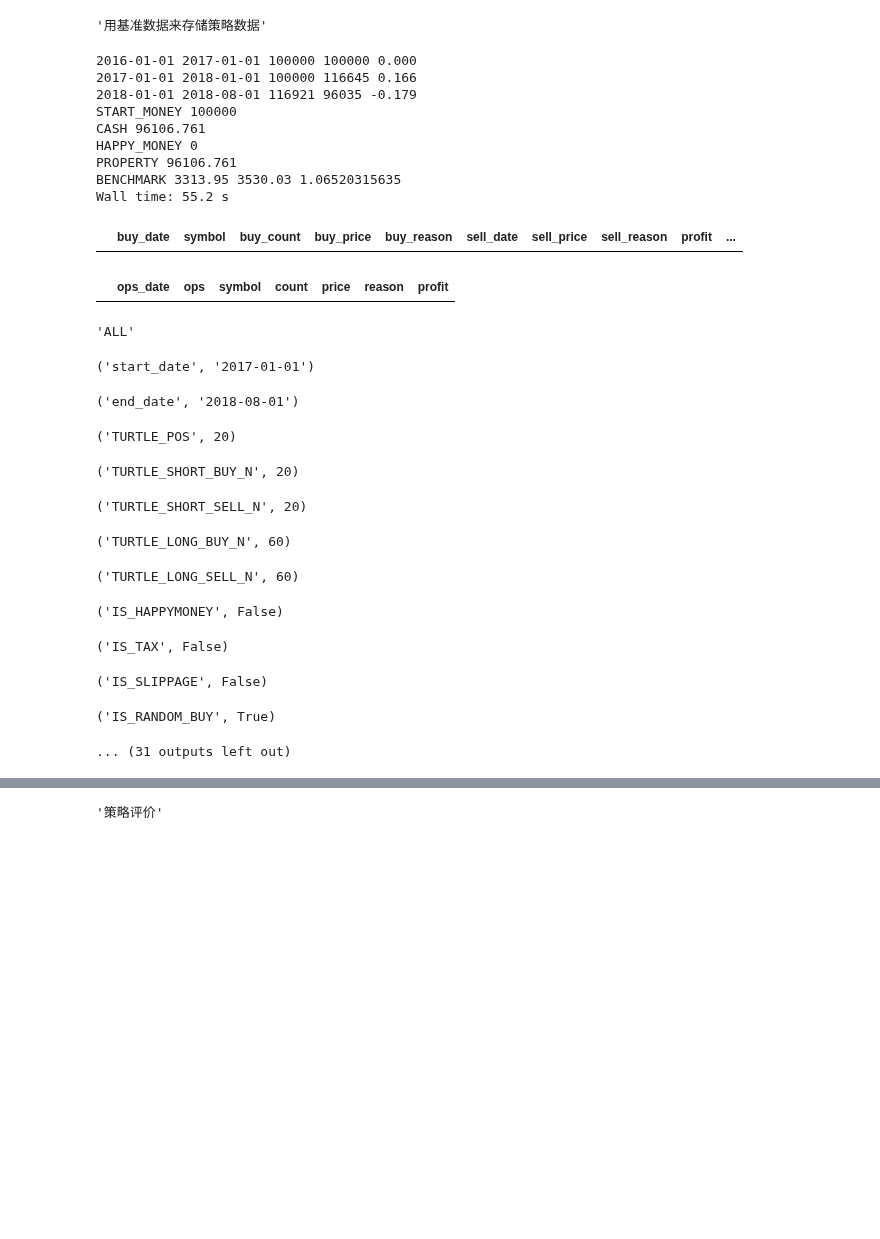
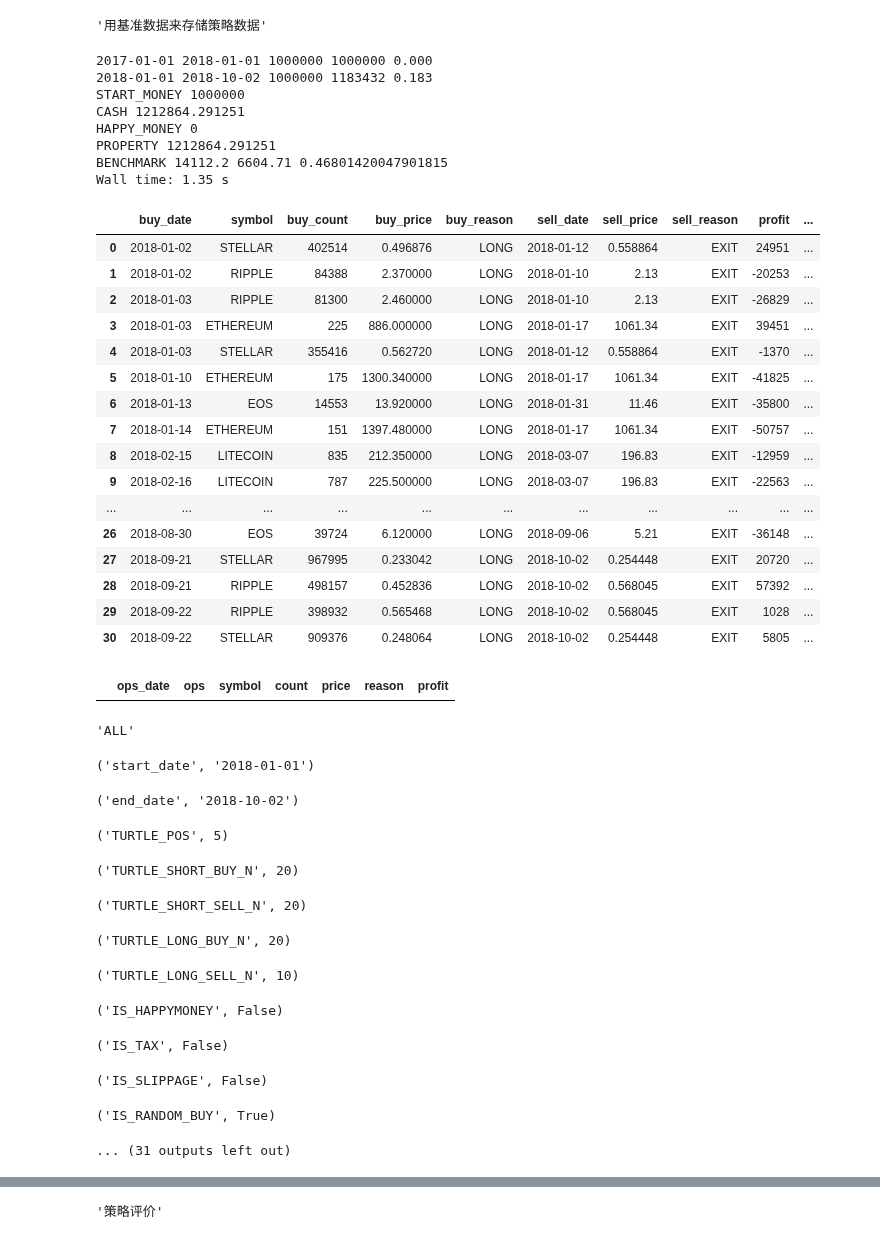
Before and after one commit to dxcv/ML4M, a Jupyter notebook: notebook/turtle_2system_common.ipynb, the cells around one changed output, grey strips where cells are left out. Drawn from its saved outputs; the diff is of its cells as text; code cells hidden in the pictures; blank space fills up the shorter version.

```diff
--- a/notebook/turtle_2system_common.ipynb
+++ b/notebook/turtle_2system_common.ipynb
@@ -39,8 +39,8 @@ BENCHMARK = '399300'
 TARGET = HS300
 # BENCHMARK = 'NDX'
 # TARGET = NASDAQ100
-# BENCHMARK = 'BITCOIN'
-# TARGET = CRYPTOCURRENCY
+BENCHMARK = 'BITCOIN'
+TARGET = CRYPTOCURRENCY
 # BENCHMARK = 'EOS'
 # TARGET = ['EOS']
 
@@ -108,31 +108,31 @@ start_date = '2005-01-01'
 # start_date = '2015-01-01'
 # start_date = '2015-07-01'
 # start_date = '2016-01-01'
-# start_date = '2017-01-01'
-# start_date = '2018-01-01'
-# start_date = '2018-07-20'
+start_date = '2017-01-01'
+start_date = '2018-01-01'
+# start_date = '2018-07-01'
 # end_date = '2016-01-01'
-end_date = '2018-08-01'
-# end_date = time.strftime('%Y-%m-%d')
+# end_date = '2018-09-01'
+end_date = time.strftime('%Y-%m-%d')
 
-TURTLE_POS = 20
+TURTLE_POS = 5
 ### Turtle System One - Short
 TURTLE_SHORT_BUY_N = 20
 TURTLE_SHORT_SELL_N = 20
 ### Turtle System Two - Long
-TURTLE_LONG_BUY_N = 60
-TURTLE_LONG_SELL_N = 60
+TURTLE_LONG_BUY_N = 20
+TURTLE_LONG_SELL_N = 10
 
 ### 业务设置
 IS_HAPPYMONEY = False
 IS_TAX = False
 IS_SLIPPAGE = False
-IS_RANDOM_BUY = False
+IS_RANDOM_BUY = True
 IS_FILTER = False
 IS_MARKETUP = False
 IS_BUYBENCHMARK = True
 IS_SHOWBUYLIST = True
-START_MONEY = 100000
+START_MONEY = 1000000
 HAPPY_MONEY = 0
 PROPERTY = START_MONEY
 CASH = START_MONEY
@@ -335,7 +335,7 @@ for today in pd.period_range(start=start_date, end=end_date, freq='D'):
                 is_sell = (today_market.open <= today_market['ROLLING_%d_MIN' % TURTLE_SHORT_SELL_N])
             if cur_order.buy_reason == 'LONG':
                 is_sell = (today_market.open <= today_market['ROLLING_%d_MIN' % TURTLE_LONG_SELL_N])
-                is_sell = (today_market.MA90 <= today_market.MA180)
+#                 is_sell = (today_market.MA90 <= today_market.MA180)
 #                 is_sell = (today_market.MA30 <= today_market.MA60)
             if is_sell:
                 CASH += cur_order.buy_count * today_market.open
@@ -412,8 +412,8 @@ for today in pd.period_range(start=start_date, end=end_date, freq='D'):
 #         if today_market.MA30 >= today_market.MA180:
         # 指数就不要过滤器了
         if True:
-#             if today_market.open >= today_market['ROLLING_%d_MAX' % TURTLE_LONG_BUY_N]:
-            if today_market.MA90 >= today_market.MA180:
+            if today_market.open >= today_market['ROLLING_%d_MAX' % TURTLE_LONG_BUY_N]:
+#             if today_market.MA90 >= today_market.MA180:
 #             if today_market.MA30 > today_market.MA60:
                 is_buy = True
                 buy_reason = 'LONG'
@@ -435,7 +435,7 @@ for today in pd.period_range(start=start_date, end=end_date, freq='D'):
                 return_lastyear = stock_df_dict[symbol][:today].iloc[-1].open / stock_df_dict[symbol][:today].iloc[1].open
             tmp_list.append((return_lastyear, symbol))
         tmp_list = sorted(tmp_list, reverse=True)
-        buy_list = [x[1] for x in tmp_list if x[0]>1]
+#         buy_list = [x[1] for x in tmp_list if x[0]>1]
 #         buy_list = [x[1] for x in tmp_list]
 
     for symbol in buy_list:
@@ -554,30 +554,45 @@ print('BENCHMARK', s_p, e_p, e_p / s_p)
 # show_df['PROPERTY_TT'] = show_df['PROPERTY_TURTLE']
 # show_df['PROPERTY_MA'] = show_df['PROPERTY_TURTLE']
 # %% [output]
-2016-01-01 2017-01-01 100000 100000 0.000
-2017-01-01 2018-01-01 100000 116645 0.166
-2018-01-01 2018-08-01 116921 96035 -0.179
-START_MONEY 100000
-CASH 96106.761
+2017-01-01 2018-01-01 1000000 1000000 0.000
+2018-01-01 2018-10-02 1000000 1183432 0.183
+START_MONEY 1000000
+CASH 1212864.291251
 HAPPY_MONEY 0
-PROPERTY 96106.761
-BENCHMARK 3313.95 3530.03 1.06520315635
-Wall time: 55.2 s
+PROPERTY 1212864.291251
+BENCHMARK 14112.2 6604.71 0.46801420047901815
+Wall time: 1.35 s
 # %%
 symbol = BENCHMARK
 symbol = '600703'
 
 df = order_df.copy()
 df = df.astype(dtype={'cash': 'int', 'profit': 'int'})
-# df
-df[df.symbol == symbol]
+df
+# df[df.symbol == symbol]
 
 df = ops_df.copy()
 # df
 df[df.symbol == symbol]
 # df[(df.ops_date > pd.to_datetime('2015-01-01').to_period(freq='D')) & (df.ops_date < pd.to_datetime('2016-01-01').to_period(freq='D'))]
 # %% [output]
 |  | buy_date | symbol | buy_count | buy_price | buy_reason | sell_date | sell_price | sell_reason | profit | ... |
+| 0 | 2018-01-02 | STELLAR | 402514 | 0.496876 | LONG | 2018-01-12 | 0.558864 | EXIT | 24951 | ... |
+| 1 | 2018-01-02 | RIPPLE | 84388 | 2.370000 | LONG | 2018-01-10 | 2.13 | EXIT | -20253 | ... |
+| 2 | 2018-01-03 | RIPPLE | 81300 | 2.460000 | LONG | 2018-01-10 | 2.13 | EXIT | -26829 | ... |
+| 3 | 2018-01-03 | ETHEREUM | 225 | 886.000000 | LONG | 2018-01-17 | 1061.34 | EXIT | 39451 | ... |
+| 4 | 2018-01-03 | STELLAR | 355416 | 0.562720 | LONG | 2018-01-12 | 0.558864 | EXIT | -1370 | ... |
+| 5 | 2018-01-10 | ETHEREUM | 175 | 1300.340000 | LONG | 2018-01-17 | 1061.34 | EXIT | -41825 | ... |
+| 6 | 2018-01-13 | EOS | 14553 | 13.920000 | LONG | 2018-01-31 | 11.46 | EXIT | -35800 | ... |
+| 7 | 2018-01-14 | ETHEREUM | 151 | 1397.480000 | LONG | 2018-01-17 | 1061.34 | EXIT | -50757 | ... |
+| 8 | 2018-02-15 | LITECOIN | 835 | 212.350000 | LONG | 2018-03-07 | 196.83 | EXIT | -12959 | ... |
+| 9 | 2018-02-16 | LITECOIN | 787 | 225.500000 | LONG | 2018-03-07 | 196.83 | EXIT | -22563 | ... |
+| ... | ... | ... | ... | ... | ... | ... | ... | ... | ... | ... |
+| 26 | 2018-08-30 | EOS | 39724 | 6.120000 | LONG | 2018-09-06 | 5.21 | EXIT | -36148 | ... |
+| 27 | 2018-09-21 | STELLAR | 967995 | 0.233042 | LONG | 2018-10-02 | 0.254448 | EXIT | 20720 | ... |
+| 28 | 2018-09-21 | RIPPLE | 498157 | 0.452836 | LONG | 2018-10-02 | 0.568045 | EXIT | 57392 | ... |
+| 29 | 2018-09-22 | RIPPLE | 398932 | 0.565468 | LONG | 2018-10-02 | 0.568045 | EXIT | 1028 | ... |
+| 30 | 2018-09-22 | STELLAR | 909376 | 0.248064 | LONG | 2018-10-02 | 0.254448 | EXIT | 5805 | ... |
 |  | ops_date | ops | symbol | count | price | reason | profit |
 # %%
 # %matplotlib inline
@@ -654,13 +669,13 @@ if emp:
 'MISS_BUY_SIGNAL_SHORT', miss_buy_short
 # %% [output]
 'ALL'
-('start_date', '2017-01-01')
+('start_date', '2018-01-01')
-('end_date', '2018-08-01')
+('end_date', '2018-10-02')
-('TURTLE_POS', 20)
+('TURTLE_POS', 5)
 ('TURTLE_SHORT_BUY_N', 20)
 ('TURTLE_SHORT_SELL_N', 20)
-('TURTLE_LONG_BUY_N', 60)
+('TURTLE_LONG_BUY_N', 20)
-('TURTLE_LONG_SELL_N', 60)
+('TURTLE_LONG_SELL_N', 10)
 ('IS_HAPPYMONEY', False)
 ('IS_TAX', False)
 ('IS_SLIPPAGE', False)
```
Also changed, not shown: parts of 6 cells of this notebook, 5 other files.
